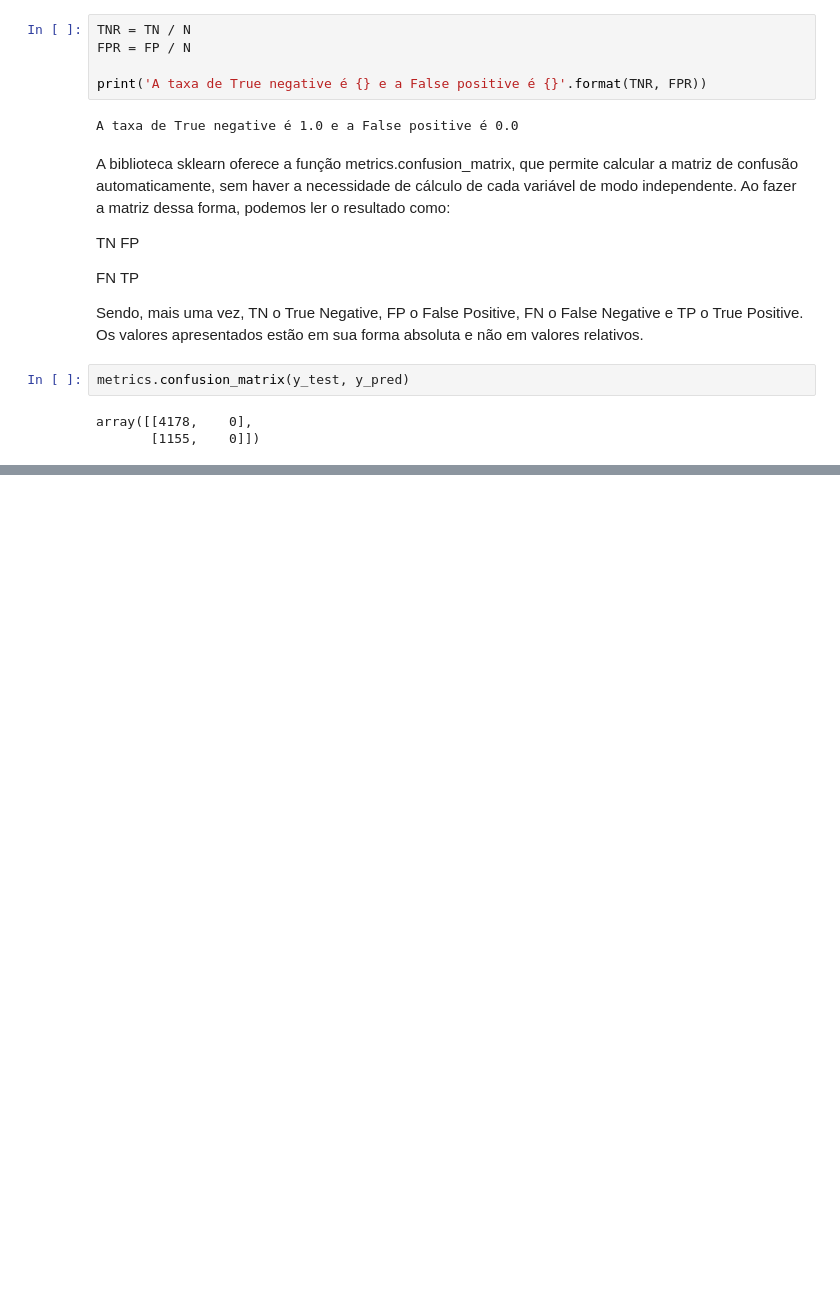
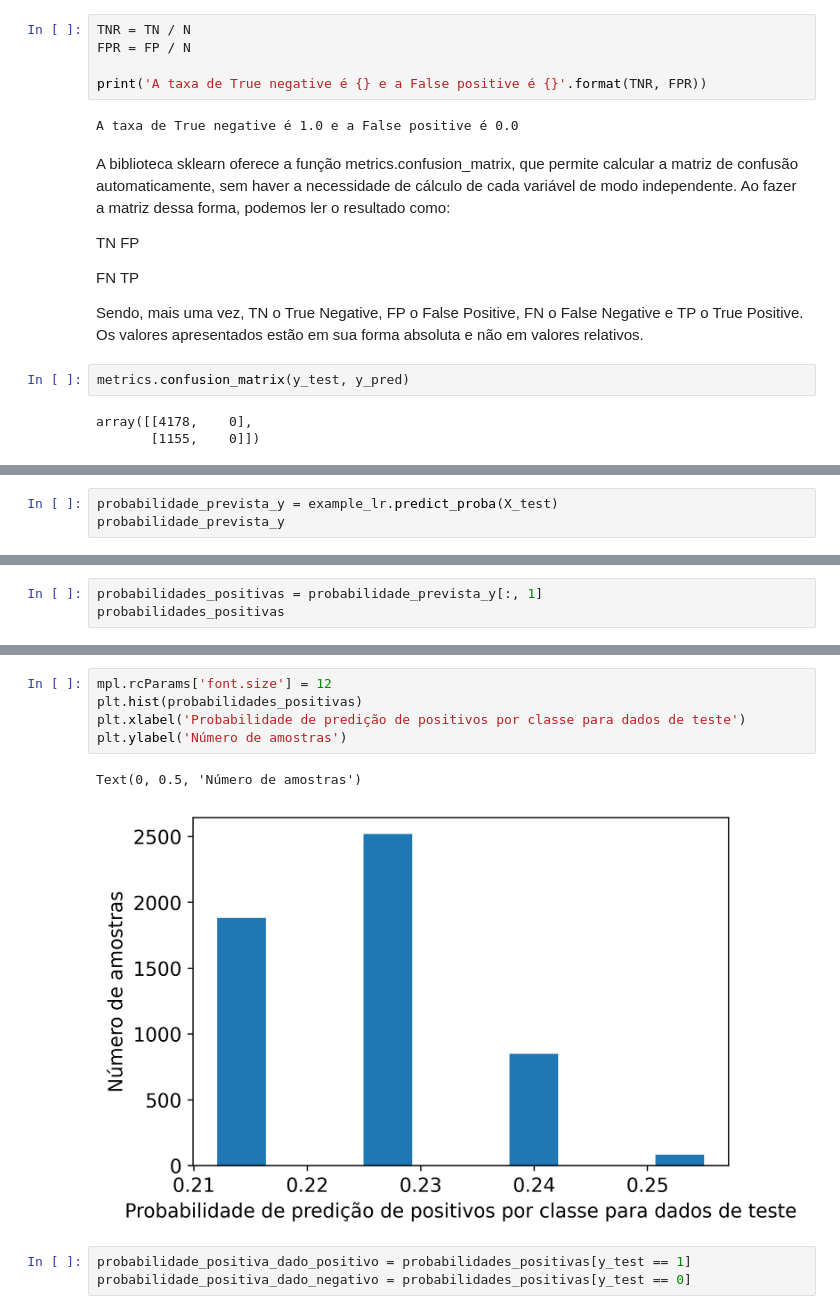
Before and after one commit to mrcosta93/projetos_data_science, a Jupyter notebook: Capítulo 2.ipynb, the cells around one changed output, grey strips where cells are left out. Cells and saved outputs as stored; diff of their text form; blank space fills up the shorter version.

```diff
--- a/Capítulo 2.ipynb
+++ b/Capítulo 2.ipynb
@@ -245,0 +258,3 @@ array([[4178,    0],
+# %%
+probabilidade_prevista_y = example_lr.predict_proba(X_test)
+probabilidade_prevista_y
@@ -245,0 +286,3 @@ array([[4178,    0],
+# %%
+probabilidades_positivas = probabilidade_prevista_y[:, 1]
+probabilidades_positivas
@@ -245,0 +303,11 @@ array([[4178,    0],
+# %%
+mpl.rcParams['font.size'] = 12
+plt.hist(probabilidades_positivas)
+plt.xlabel('Probabilidade de predição de positivos por classe para dados de teste')
+plt.ylabel('Número de amostras')
+# %% [output]
+Text(0, 0.5, 'Número de amostras')
+[figure, added]
+# %%
+probabilidade_positiva_dado_positivo = probabilidades_positivas[y_test == 1]
+probabilidade_positiva_dado_negativo = probabilidades_positivas[y_test == 0]
```
Also changed, not shown: parts of 17 cells of this notebook.
